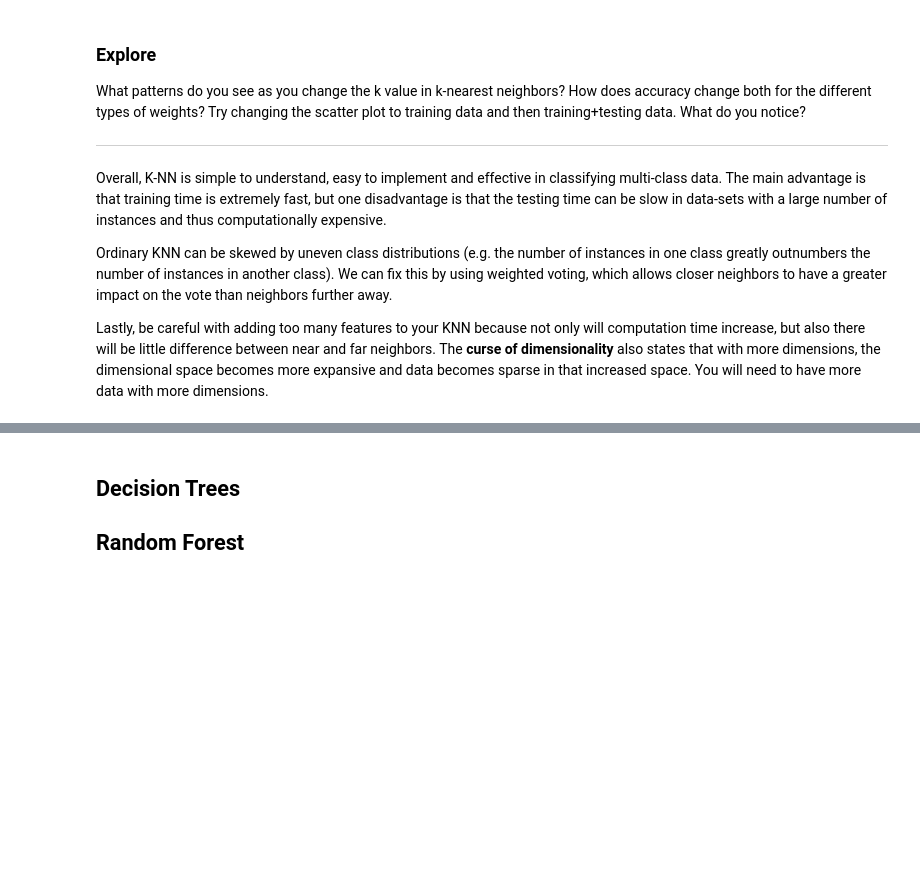
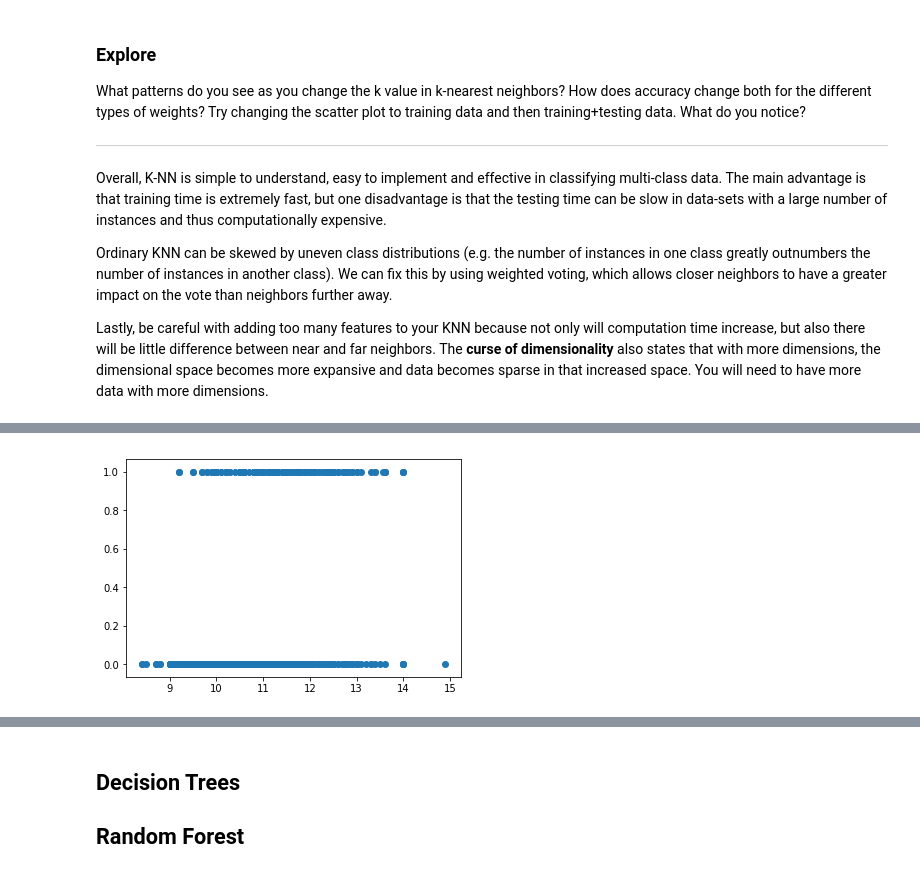
Before and after one commit to kpivert/node, a Jupyter notebook: Week_5/Classification in Python.ipynb, the cells around one changed output, grey strips where cells are left out. Drawn from its saved outputs; the diff is of its cells as text; code cells hidden in the pictures; blank space fills up the shorter version.

```diff
--- a/Week_5/Classification in Python.ipynb
+++ b/Week_5/Classification in Python.ipynb
@@ -181,0 +196,15 @@ Since binary logistic regression has a categorical output, there is no middle gr
+# %%
+import pandas as pd
+from sklearn.model_selection import train_test_split
+
+data = pd.read_csv("winequality-red.csv", sep=';')
+
+# Good quality wines are coded as 1
+# Poor quality wines are coded as 0
+data["quality"] = (data["quality"]>=7).astype(int)
+print(data.head())
+
+X = data.iloc[:,:11]
+y = data.iloc[:,-1]
+
+X_train, X_test, y_train, y_test = train_test_split(X, y, test_size=0.2, random_state=42)
@@ -181,0 +232,8 @@ Since binary logistic regression has a categorical output, there is no middle gr
+# %%
+import matplotlib.pyplot as plt
+%matplotlib inline
+
+plt.scatter(data["alcohol"],y)
+plt.show()
+# %% [output]
+[figure, added]
```
Also changed, not shown: parts of 5 cells of this notebook, 3 other files.
